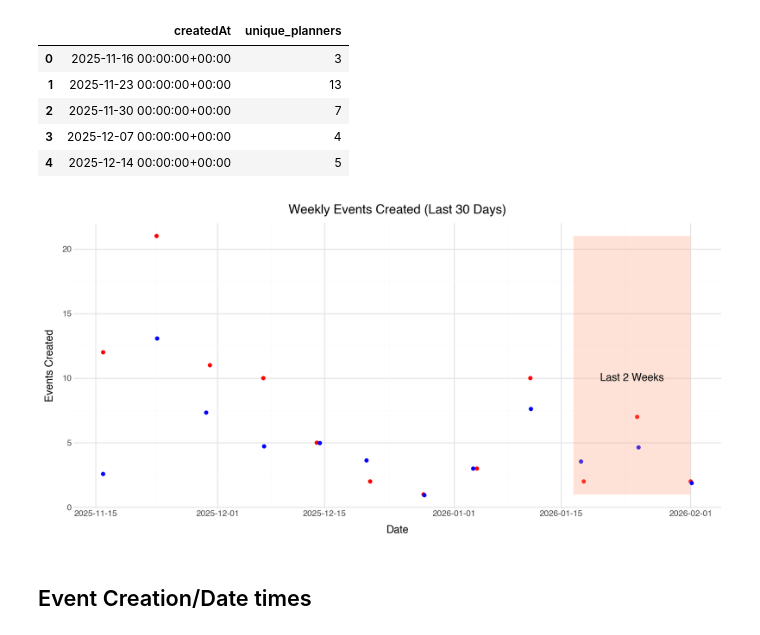
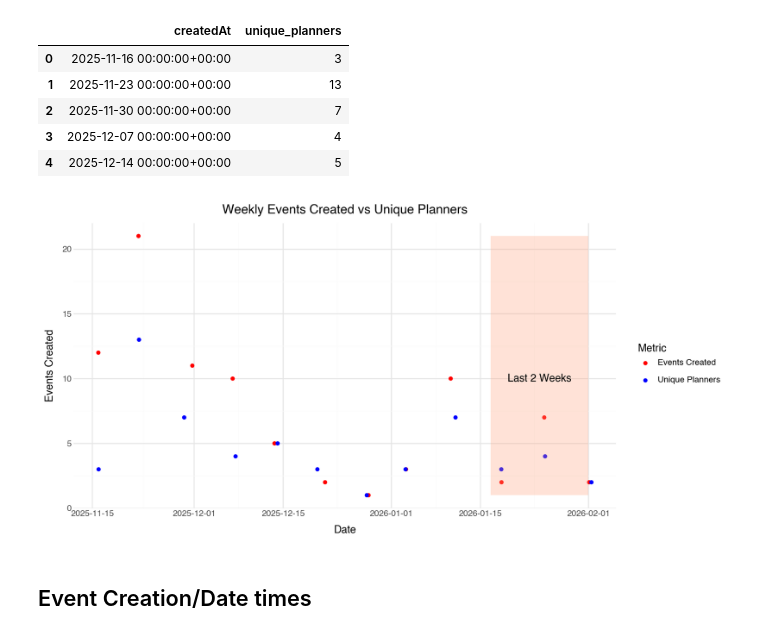
Before and after one commit to brandon841/analytics_report, a Jupyter notebook: event_analytics.ipynb, the cells around one changed output. Drawn from its saved outputs; the diff is of its cells as text; code cells hidden in the pictures.

```diff
--- a/event_analytics.ipynb
+++ b/event_analytics.ipynb
@@ -302,46 +302,66 @@ highlight_end = events_per_week['createdAt'].max()
 highlight_mask = events_per_week['createdAt'].between(highlight_start, highlight_end)
 events_per_week['highlight'] = highlight_mask.astype(int)
 # %%
-# Plot with plotnine
+#merging dataframes for plotting
+graph_df = events_per_week.merge(unique_planners_per_week, on='createdAt', how='inner')
+graph_df['createdAt'] = pd.to_datetime(graph_df['createdAt'])
+
+#convert createdAt back to datetime for plotting
+highlight_df = pd.DataFrame({
+    'xmin': [highlight_start],
+    'xmax': [highlight_end],
+    'ymin': [graph_df['events_created'].min()],
+    'ymax': [graph_df['events_created'].max()]
+})
+
+labels_df = pd.DataFrame({
+    'x': [highlight_start + (highlight_end - highlight_start) / 2],
+    'y': [10],
+    'label': [f'Last 2 Weeks']
+})
+
+# Add a 'type' and a 'value' column for legend mapping
+df1 = graph_df.assign(
+    type='Events Created', value=graph_df['events_created'], color='red'
+)
+df2 = graph_df.assign(
+    type='Unique Planners', value=graph_df['unique_planners'], color='blue'
+)
+plot_df = pd.concat([df1, df2])
+
 event_velocity_plot = (
     ggplot() +
+    # Use aes(color='type') for each point, shape can be used too
     geom_point(
-        data=graph_df,
-        mapping=aes(x='createdAt', y='events_created', shape='"Events Created"'),
-        color='red',
+        data=plot_df,
+        mapping=aes(x='createdAt', y='value', color='type'),
+        position=position_jitter(height=0, width=0.8),
         show_legend=True
     ) +
-    geom_point(
-        data=graph_df,
-        mapping=aes(x='createdAt', y='unique_planners', shape='"Unique Planners"'),
-        color='blue',
-        position=position_jitter(height=0.8, width=0.5),
-        show_legend=True
-    ) +
-    scale_shape_manual(values={"Events Created": "o", "Unique Planners": "s"}) +
-    labs(
-        title='Weekly Events Created (Last 30 Days)',
-        x='Date',
-        y='Events Created',
-        shape='Legend'
+    scale_color_manual(
+        values={'Events Created': 'red', 'Unique Planners': 'blue'}
     ) +
     geom_rect(
         data=highlight_df,
         mapping=aes(xmin='xmin', xmax='xmax', ymin='ymin', ymax='ymax'),
         fill='lightsalmon', alpha=0.3, inherit_aes=False
+    ) +
+    labs(
+        title='Weekly Events Created vs Unique Planners',
+        x='Date', y='Events Created', color='Metric'
     ) +
     theme_minimal() +
     theme(figure_size=(10, 5)) +
     geom_text(
         data=labels_df,
         mapping=aes(x='x', y='y', label='label'),
         inherit_aes=False
     )
 )
 
 event_velocity_plot.show()
 # %% [output]
-[figure, old version]
+[figure, new version]
 # %% [markdown]
 ## Event Creation/Date times
 # %% [markdown]
```
Also changed, not shown: 1 other file.
